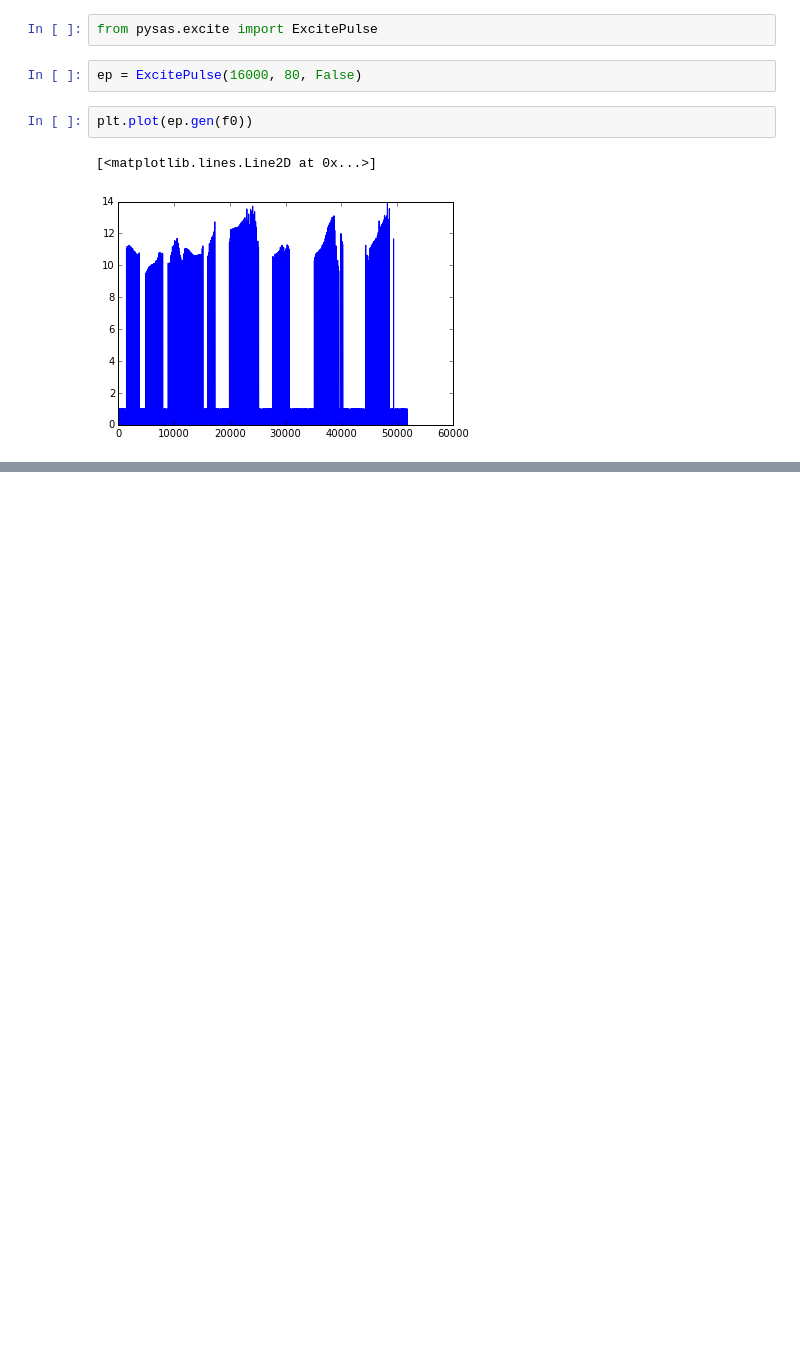
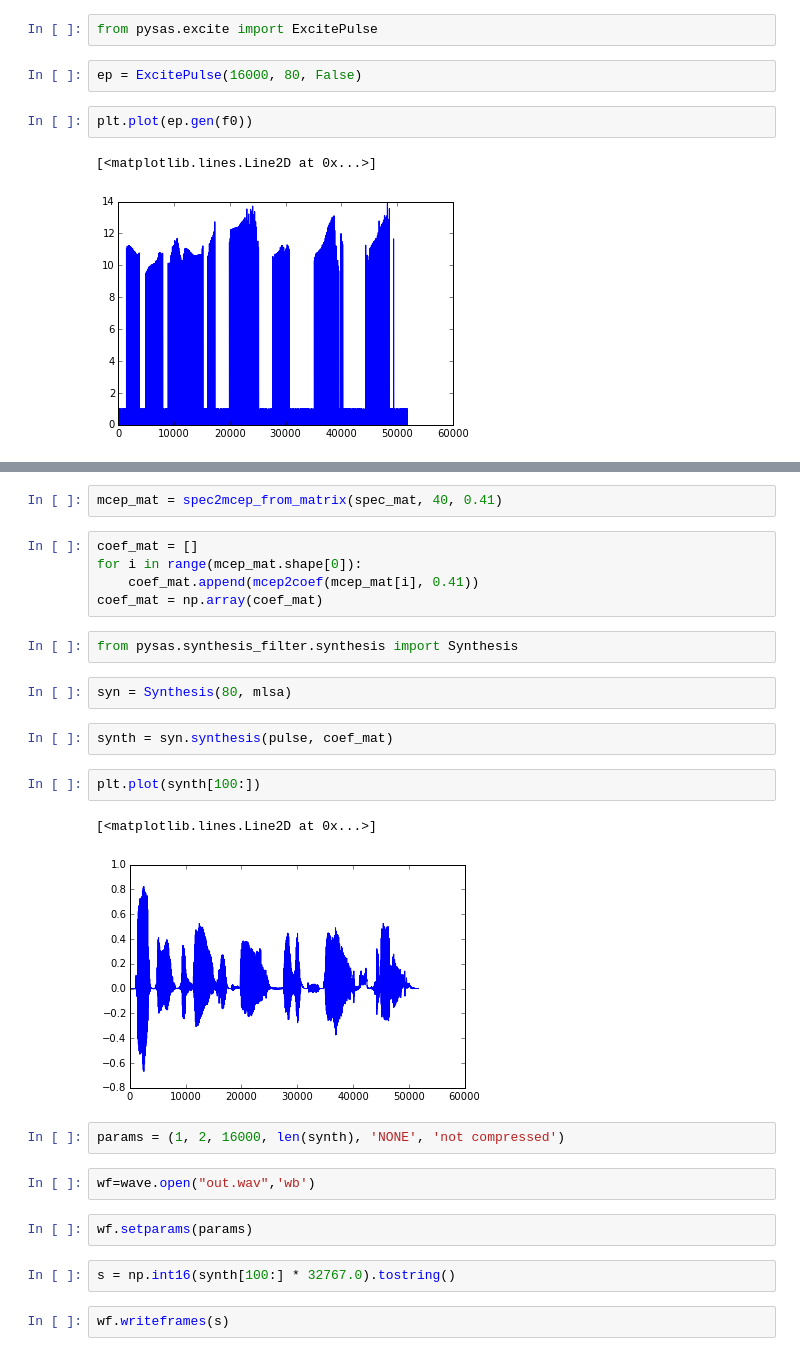
Before and after one commit to shunsukeaihara/pysas, a Jupyter notebook: sample.ipynb, the cells around one changed output, grey strips where cells are left out. Cells and saved outputs as stored; diff of their text form; blank space fills up the shorter version.

Commit message:
add synthesis filter

```diff
--- a/sample.ipynb
+++ b/sample.ipynb
@@ -103,0 +115,28 @@ plt.plot(ep.gen(f0))
+# %%
+mcep_mat = spec2mcep_from_matrix(spec_mat, 40, 0.41)
+# %%
+coef_mat = []
+for i in range(mcep_mat.shape[0]):
+    coef_mat.append(mcep2coef(mcep_mat[i], 0.41))
+coef_mat = np.array(coef_mat)
+# %%
+from pysas.synthesis_filter.synthesis import Synthesis
+# %%
+syn = Synthesis(80, mlsa)
+# %%
+synth = syn.synthesis(pulse, coef_mat)
+# %%
+plt.plot(synth[100:])
+# %% [output]
+[<matplotlib.lines.Line2D at 0x...>]
+[figure, added]
+# %%
+params = (1, 2, 16000, len(synth), 'NONE', 'not compressed')
+# %%
+wf=wave.open("out.wav",'wb')
+# %%
+wf.setparams(params)
+# %%
+s = np.int16(synth[100:] * 32767.0).tostring()
+# %%
+wf.writeframes(s)
```
Also changed, not shown: parts of 8 cells of this notebook, 3 other files.
